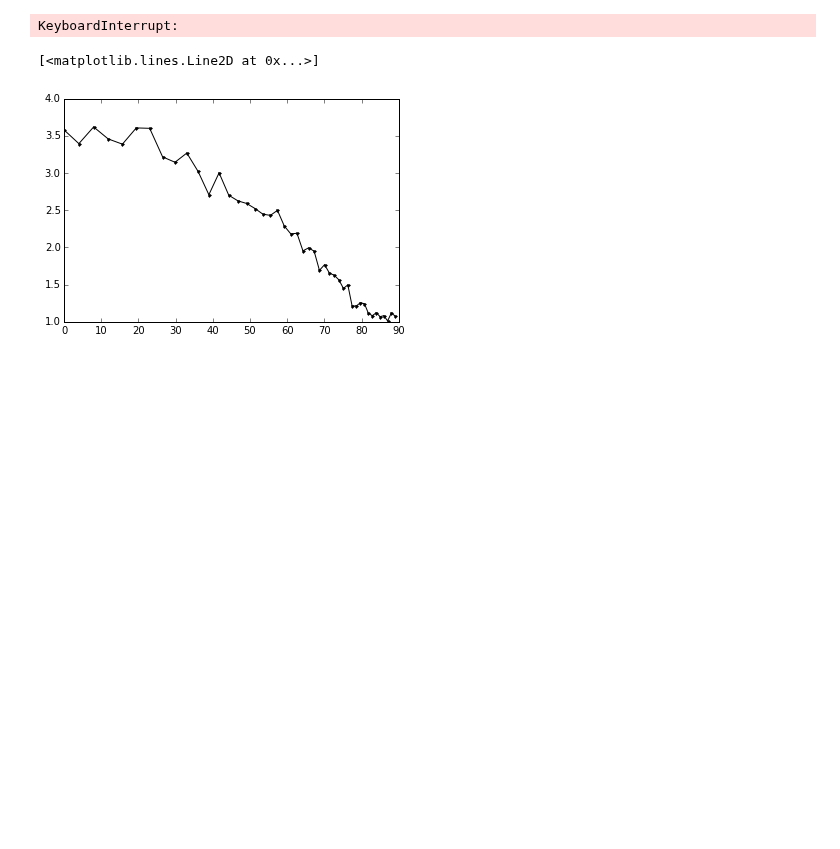
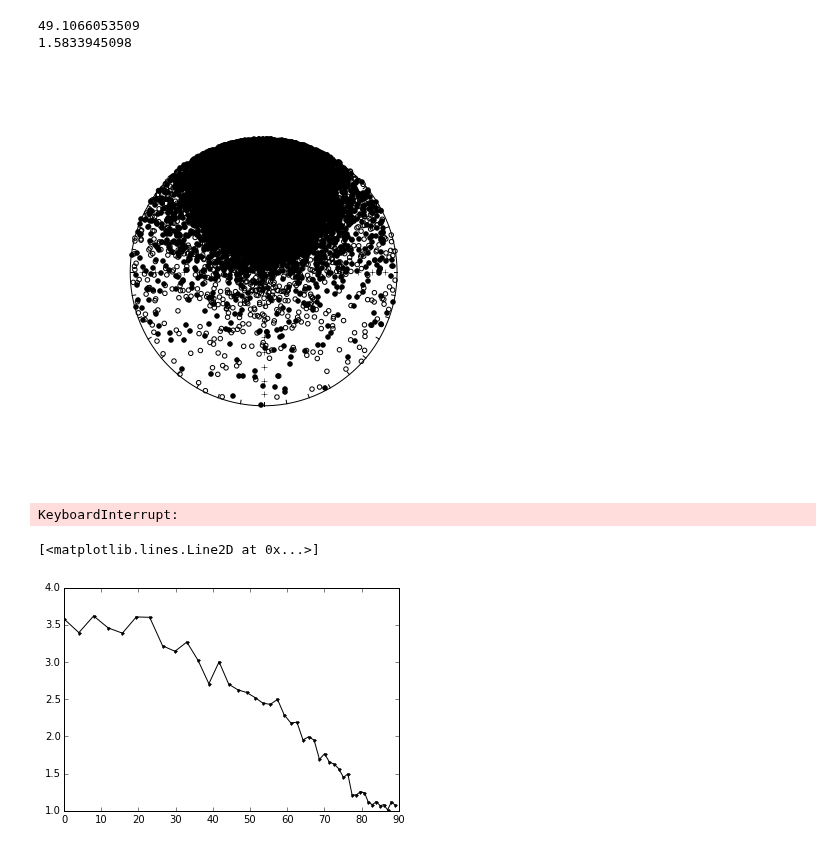
Before and after one commit to Swanson-Hysell/Earth_science_notebooks, a Jupyter notebook: TK03_EI.ipynb, the cells around one changed output. Cells and saved outputs as stored; diff of their text form; code cells hidden in the pictures; blank space fills up the shorter version.

```diff
--- a/TK03_EI.ipynb
+++ b/TK03_EI.ipynb
@@ -0,0 +107,17 @@
+# %%
+TK03_lat0 = np.loadtxt('TK03_EI/TK03_commandline_lat30.txt')
+ppars = pmag.doprinc(TK03_lat0)
+elongation = ppars['tau2']/ppars['tau3']
+inclination = ipmag.inc_from_lat(30)
+print inclination
+print elongation
+
+fignum = 1
+plt.figure(num=fignum,figsize=(6,6),dpi=160)
+ipmag.plot_net(1)
+ipmag.plot_di(TK03_lat0[:,0],TK03_lat0[:,1])
+plt.show()
+# %% [output]
+49.1066053509
+1.5833945098
+[figure, added]
```
Also changed, not shown: parts of 9 cells of this notebook, 11 other files.
